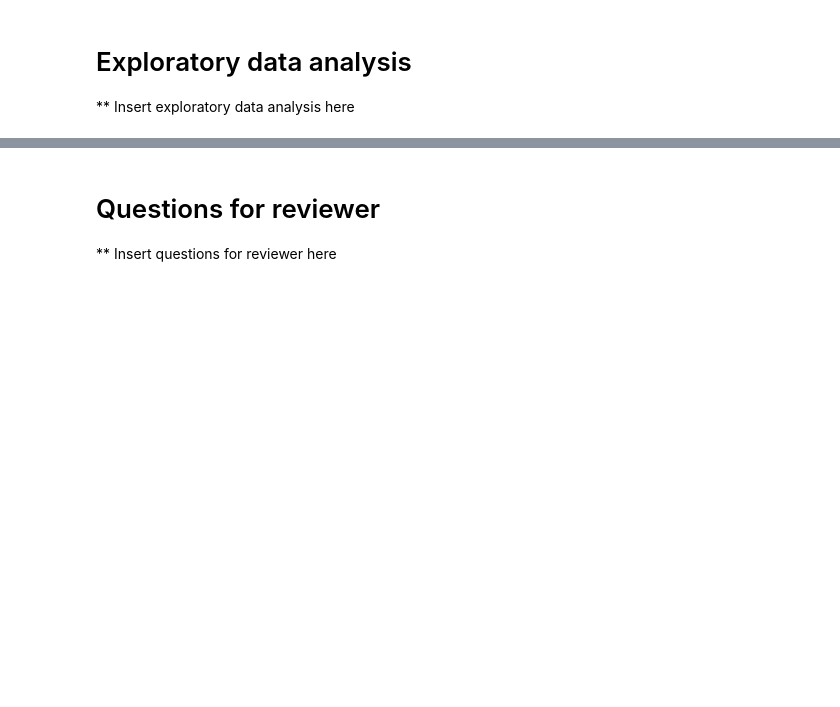
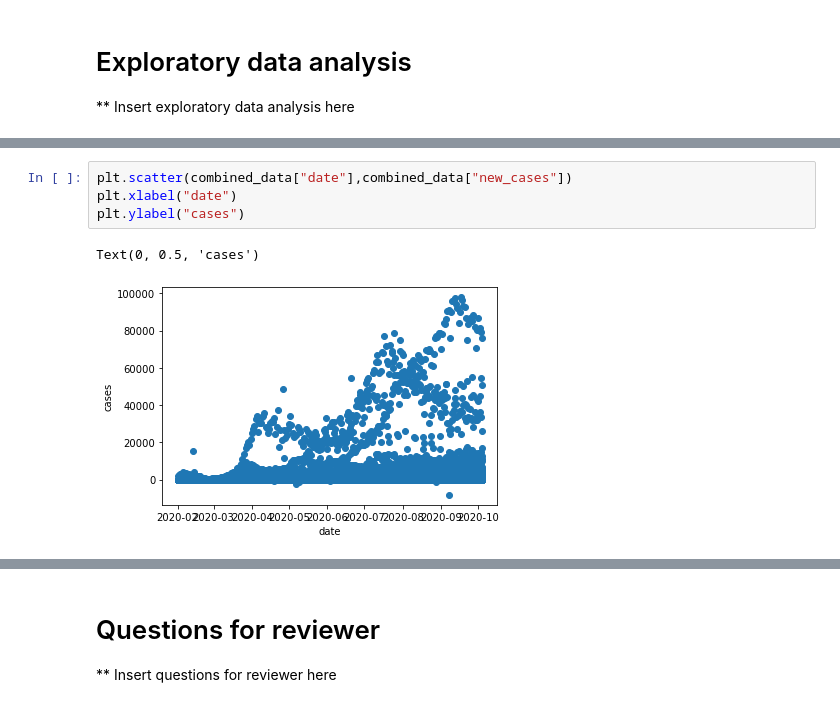
Before and after one commit to eigel22/Exploring-Patterns-in-Covid-19-Google-Search-Trends-, a Jupyter notebook: phase_II.ipynb, the cells around one changed output, grey strips where cells are left out. Drawn from its saved outputs; the diff is of its cells as text; blank space fills up the shorter version.

```diff
--- a/phase_II.ipynb
+++ b/phase_II.ipynb
@@ -97,0 +182,7 @@ dict_values([{'top':                             query  value
+# %%
+plt.scatter(combined_data["date"],combined_data["new_cases"])
+plt.xlabel("date")
+plt.ylabel("cases")
+# %% [output]
+Text(0, 0.5, 'cases')
+[figure, added]
```
Also changed, not shown: parts of 18 cells of this notebook.
